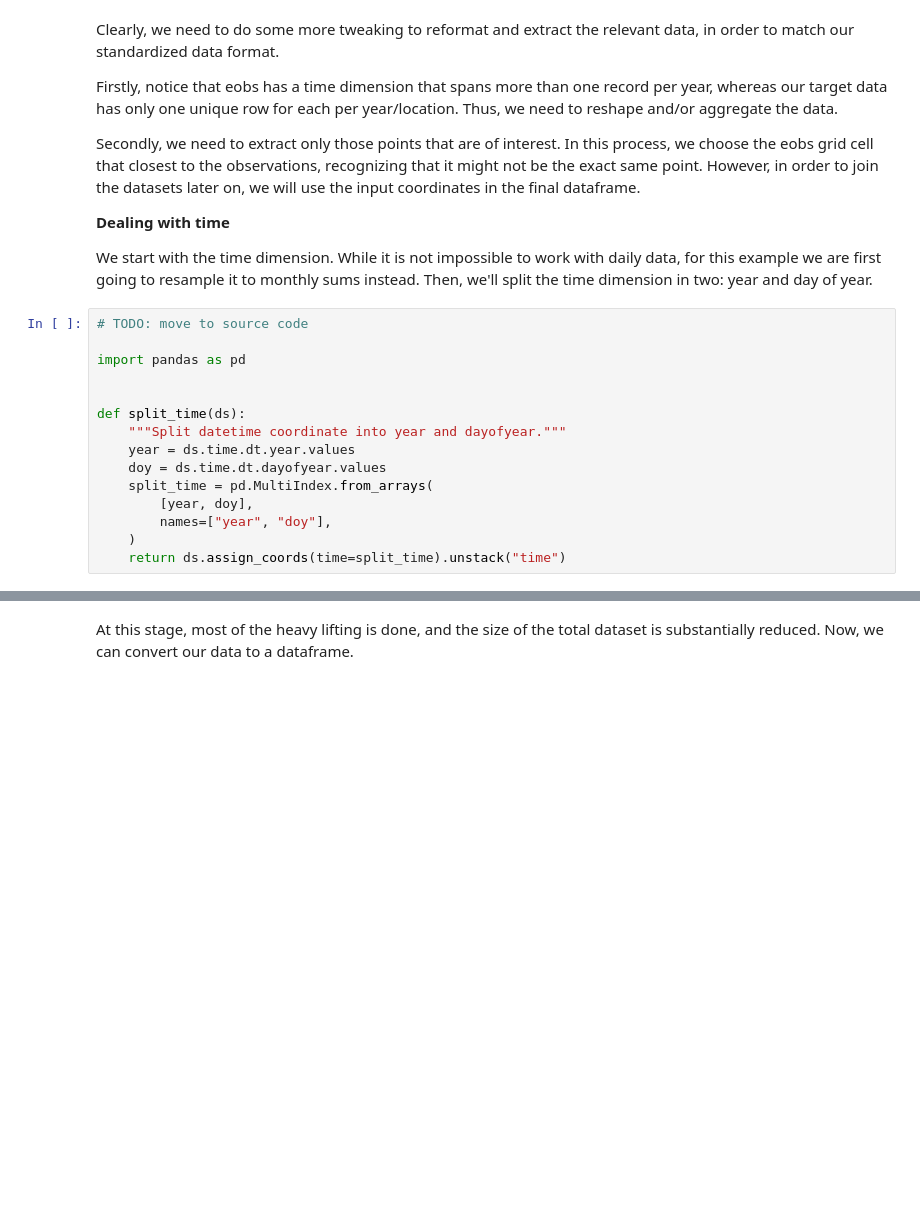
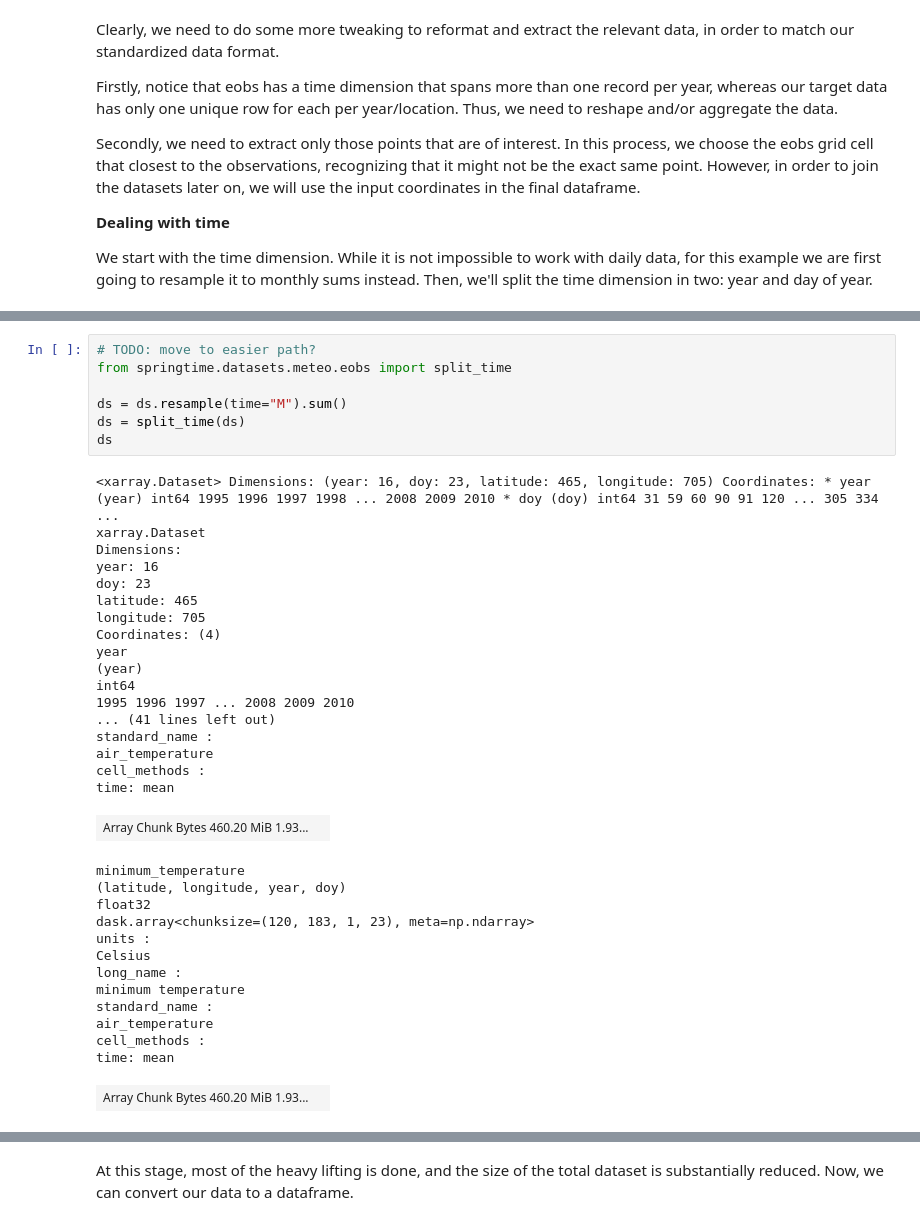
Before and after one commit to phenology/springtime, a Jupyter notebook: data.ipynb, the cells around one changed output, grey strips where cells are left out. Drawn from its saved outputs; the diff is of its cells as text; blank space fills up the shorter version.

```diff
--- a/data.ipynb
+++ b/data.ipynb
@@ -356,18 +340,3 @@ Secondly, we need to extract only those points that are of interest. In this pro
 **Dealing with time**
 
 We start with the time dimension. While it is not impossible to work with daily data, for this example we are first going to resample it to monthly sums instead. Then, we'll split the time dimension in two: year and day of year.
-# %%
-# TODO: move to source code
-
-import pandas as pd
-
-
-def split_time(ds):
-    """Split datetime coordinate into year and dayofyear."""
-    year = ds.time.dt.year.values
-    doy = ds.time.dt.dayofyear.values
-    split_time = pd.MultiIndex.from_arrays(
-        [year, doy],
-        names=["year", "doy"],
-    )
-    return ds.assign_coords(time=split_time).unstack("time")
@@ -426,0 +343,39 @@ netCDF Operators version 4.7.5 (Homepage = http://nco.sf.net, Code = http://gith
+# %%
+# TODO: move to easier path?
+from springtime.datasets.meteo.eobs import split_time
+
+ds = ds.resample(time="M").sum()
+ds = split_time(ds)
+ds
+# %% [output]
+<xarray.Dataset> Dimensions: (year: 16, doy: 23, latitude: 465, longitude: 705) Coordinates: * year (year) int64 1995 1996 1997 1998 ... 2008 2009 2010 * doy (doy) int64 31 59 60 90 91 120 ... 305 334 ...
+xarray.Dataset
+Dimensions:
+year: 16
+doy: 23
+latitude: 465
+longitude: 705
+Coordinates: (4)
+year
+(year)
+int64
+1995 1996 1997 ... 2008 2009 2010
+... (41 lines left out)
+standard_name :
+air_temperature
+cell_methods :
+time: mean
+| Array Chunk Bytes 460.20 MiB 1.93... |  |
+minimum_temperature
+(latitude, longitude, year, doy)
+float32
+dask.array<chunksize=(120, 183, 1, 23), meta=np.ndarray>
+units :
+Celsius
+long_name :
+minimum temperature
+standard_name :
+air_temperature
+cell_methods :
+time: mean
+| Array Chunk Bytes 460.20 MiB 1.93... |  |
```
Also changed, not shown: parts of 34 cells of this notebook, 4 other files.
